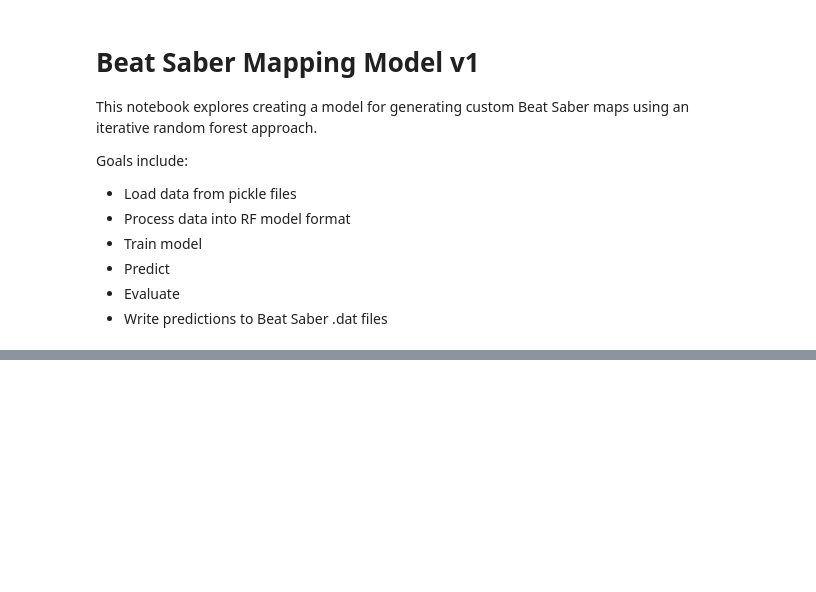
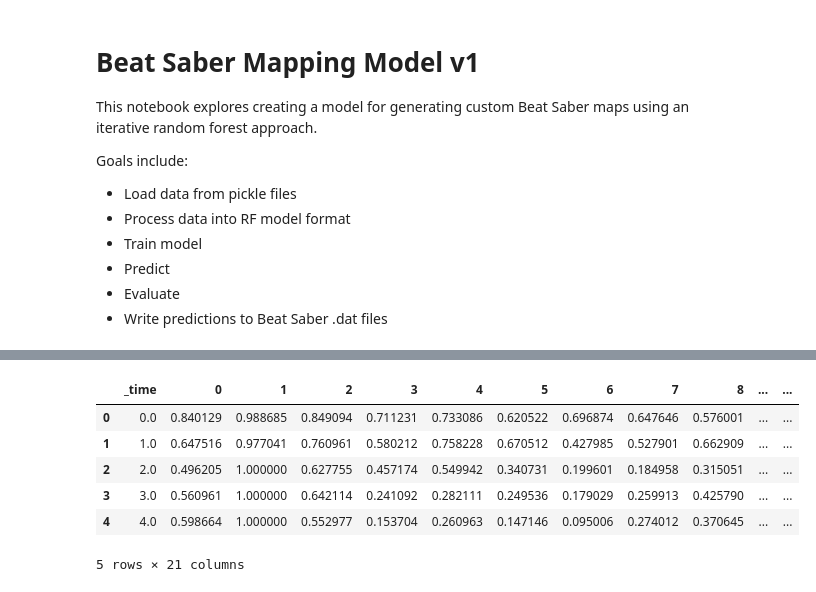
Before and after one commit to wvsharber/BeatMapSynthesizer, a Jupyter notebook: Initial Model.ipynb, the cells around one changed output, grey strips where cells are left out. Saved outputs shown, nothing was run; the diff lists cells and outputs as text; code cells hidden in the pictures; blank space fills up the shorter version.

```diff
--- a/Initial Model.ipynb
+++ b/Initial Model.ipynb
@@ -42,4 +37,14 @@ Index([               '_time',                      0,                      1,
       dtype='object')
+# %%
+df2.head()
+# %% [output]
+|  | _time | 0 | 1 | 2 | 3 | 4 | 5 | 6 | 7 | 8 | ... | ... |
+| 0 | 0.0 | 0.840129 | 0.988685 | 0.849094 | 0.711231 | 0.733086 | 0.620522 | 0.696874 | 0.647646 | 0.576001 | ... | ... |
+| 1 | 1.0 | 0.647516 | 0.977041 | 0.760961 | 0.580212 | 0.758228 | 0.670512 | 0.427985 | 0.527901 | 0.662909 | ... | ... |
+| 2 | 2.0 | 0.496205 | 1.000000 | 0.627755 | 0.457174 | 0.549942 | 0.340731 | 0.199601 | 0.184958 | 0.315051 | ... | ... |
+| 3 | 3.0 | 0.560961 | 1.000000 | 0.642114 | 0.241092 | 0.282111 | 0.249536 | 0.179029 | 0.259913 | 0.425790 | ... | ... |
+| 4 | 4.0 | 0.598664 | 1.000000 | 0.552977 | 0.153704 | 0.260963 | 0.147146 | 0.095006 | 0.274012 | 0.370645 | ... | ... |
+5 rows × 21 columns
 # %%
 X = df.iloc[:, 0: 13]
 # %%
```
Also changed, not shown: parts of 22 cells of this notebook.
